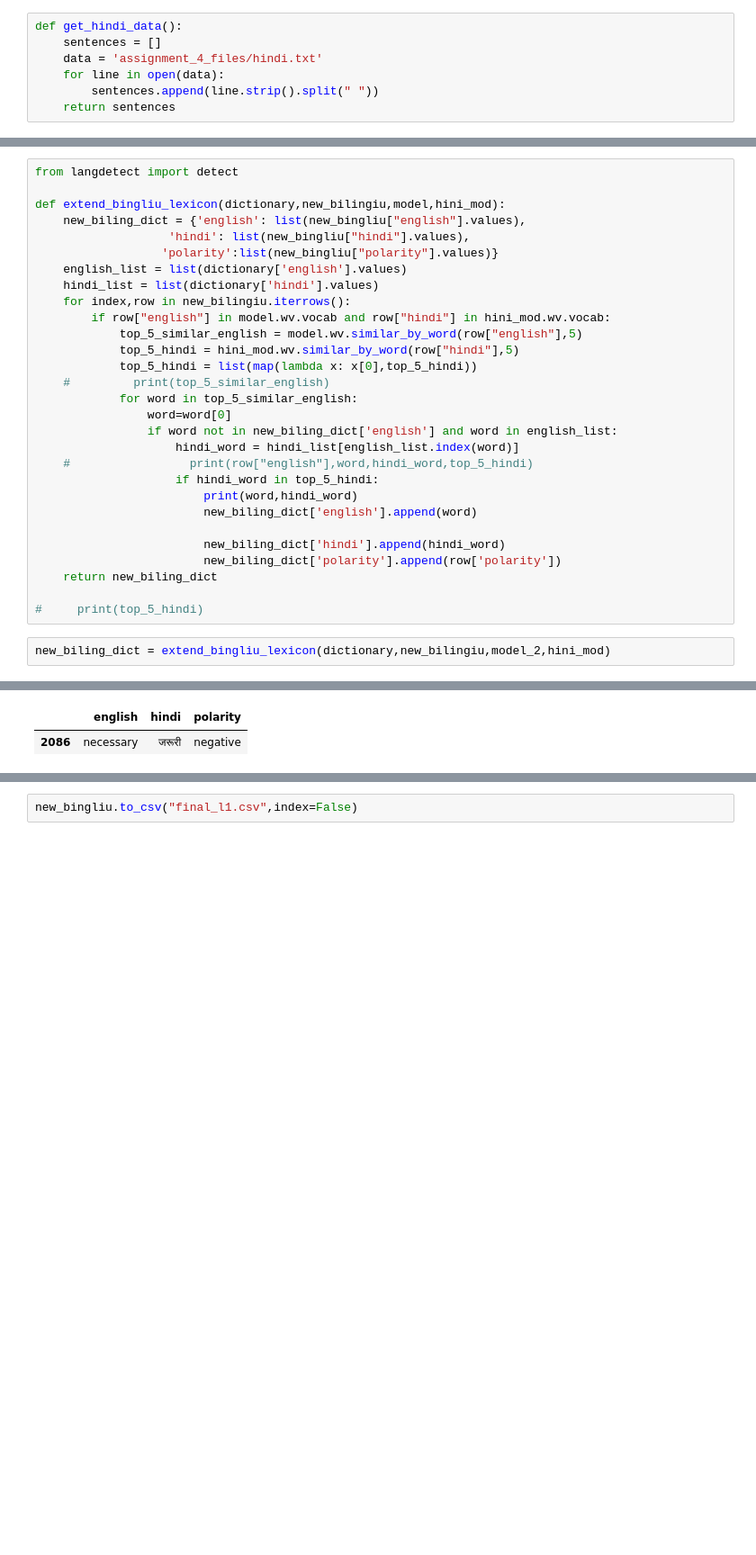
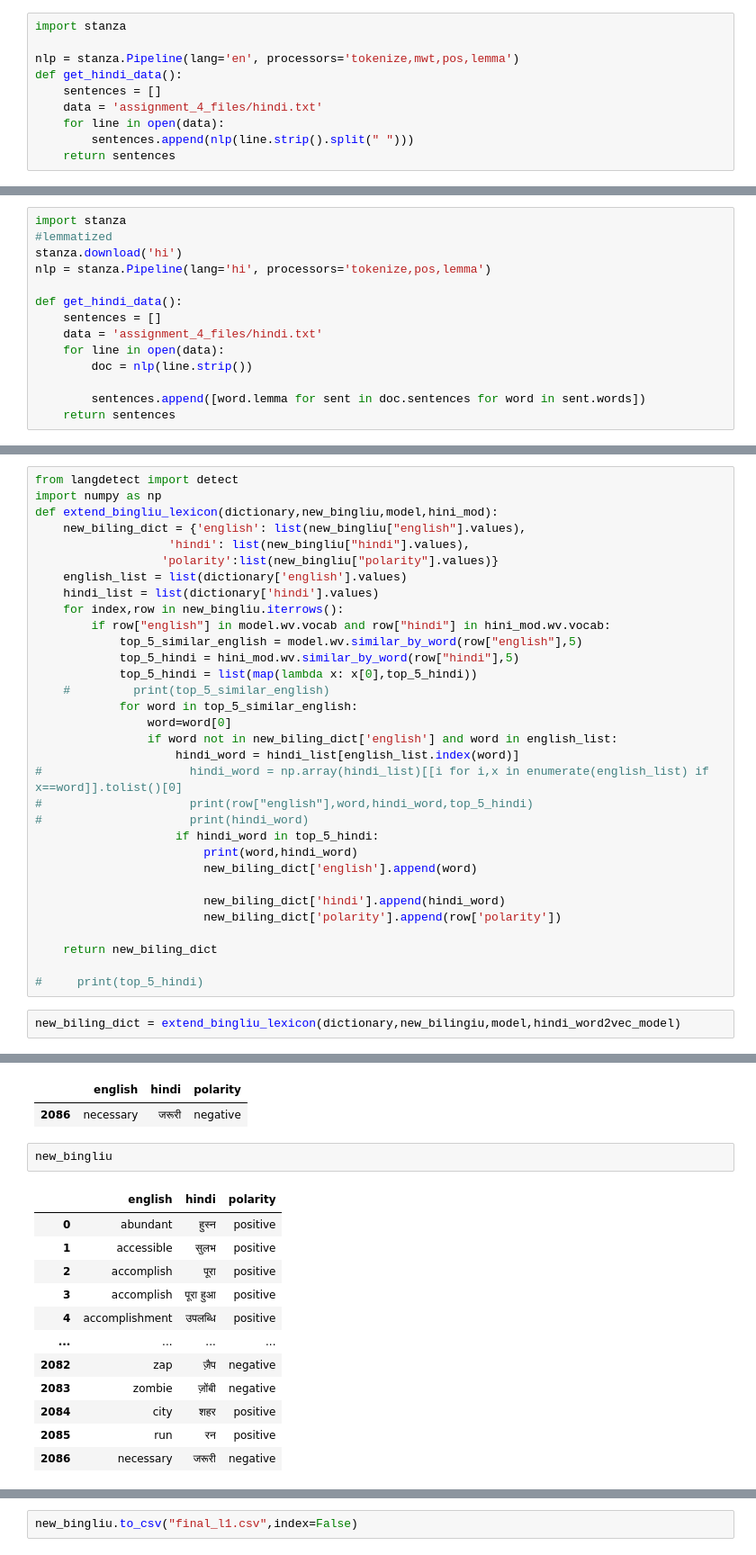
Before and after one commit to VenkteshV/Assignment4_NLP, a Jupyter notebook: A4_noteb0ok.ipynb, the cells around one changed output, grey strips where cells are left out. Shown: that part at 90% size. Saved outputs shown, nothing was run; the diff lists cells and outputs as text; blank space fills up the shorter version.

Commit message:
Added english and hindi lemmatizrs

```diff
--- a/A4_noteb0ok.ipynb
+++ b/A4_noteb0ok.ipynb
@@ -216,7 +284,10 @@ model_2 = gensim.models.Word2Vec.load('english_word2vec')
 # %%
+import stanza
+
+nlp = stanza.Pipeline(lang='en', processors='tokenize,mwt,pos,lemma')
 def get_hindi_data():
     sentences = []
     data = 'assignment_4_files/hindi.txt'
     for line in open(data):
-        sentences.append(line.strip().split(" "))
+        sentences.append(nlp(line.strip().split(" ")))
     return sentences
@@ -222,0 +312,14 @@ def get_hindi_data():
+# %%
+import stanza
+#lemmatized
+stanza.download('hi')
+nlp = stanza.Pipeline(lang='hi', processors='tokenize,pos,lemma')
+
+def get_hindi_data():
+    sentences = []
+    data = 'assignment_4_files/hindi.txt'
+    for line in open(data):
+        doc = nlp(line.strip())
+
+        sentences.append([word.lemma for sent in doc.sentences for word in sent.words])
+    return sentences
@@ -285,14 +431,14 @@ new_bilingiu = pd.read_csv("L1.csv")
 2084
 # %%
 from langdetect import detect
-
-def extend_bingliu_lexicon(dictionary,new_bilingiu,model,hini_mod):
+import numpy as np
+def extend_bingliu_lexicon(dictionary,new_bingliu,model,hini_mod):
     new_biling_dict = {'english': list(new_bingliu["english"].values),
                    'hindi': list(new_bingliu["hindi"].values),
                   'polarity':list(new_bingliu["polarity"].values)}
     english_list = list(dictionary['english'].values)
     hindi_list = list(dictionary['hindi'].values)
-    for index,row in new_bilingiu.iterrows():
+    for index,row in new_bingliu.iterrows():
         if row["english"] in model.wv.vocab and row["hindi"] in hini_mod.wv.vocab:
             top_5_similar_english = model.wv.similar_by_word(row["english"],5)
             top_5_hindi = hini_mod.wv.similar_by_word(row["hindi"],5)
@@ -302,16 +448,19 @@ def extend_bingliu_lexicon(dictionary,new_bilingiu,model,hini_mod):
                 word=word[0]
                 if word not in new_biling_dict['english'] and word in english_list:
                     hindi_word = hindi_list[english_list.index(word)]
-    #                 print(row["english"],word,hindi_word,top_5_hindi)
+#                     hindi_word = np.array(hindi_list)[[i for i,x in enumerate(english_list) if x==word]].tolist()[0]
+#                     print(row["english"],word,hindi_word,top_5_hindi)
+#                     print(hindi_word)
                     if hindi_word in top_5_hindi:
                         print(word,hindi_word)
                         new_biling_dict['english'].append(word)
 
                         new_biling_dict['hindi'].append(hindi_word)
                         new_biling_dict['polarity'].append(row['polarity'])
+
     return new_biling_dict
 
 #     print(top_5_hindi)
 # %%
-new_biling_dict = extend_bingliu_lexicon(dictionary,new_bilingiu,model_2,hini_mod)
+new_biling_dict = extend_bingliu_lexicon(dictionary,new_bilingiu,model,hindi_word2vec_model)
 # %% [output]
@@ -329,3 +476,18 @@ new_bingliu[new_bingliu["english"]=="necessary"]
 # %% [output]
 |  | english | hindi | polarity |
 | 2086 | necessary | जरूरी | negative |
+# %%
+new_bingliu
+# %% [output]
+|  | english | hindi | polarity |
+| 0 | abundant | हुस्न | positive |
+| 1 | accessible | सुलभ | positive |
+| 2 | accomplish | पूरा | positive |
+| 3 | accomplish | पूरा हुआ | positive |
+| 4 | accomplishment | उपलब्धि | positive |
+| ... | ... | ... | ... |
+| 2082 | zap | ज़ैप | negative |
+| 2083 | zombie | ज़ोंबी | negative |
+| 2084 | city | शहर | positive |
+| 2085 | run | रन | positive |
+| 2086 | necessary | जरूरी | negative |
```
Also changed, not shown: parts of 20 cells of this notebook.
